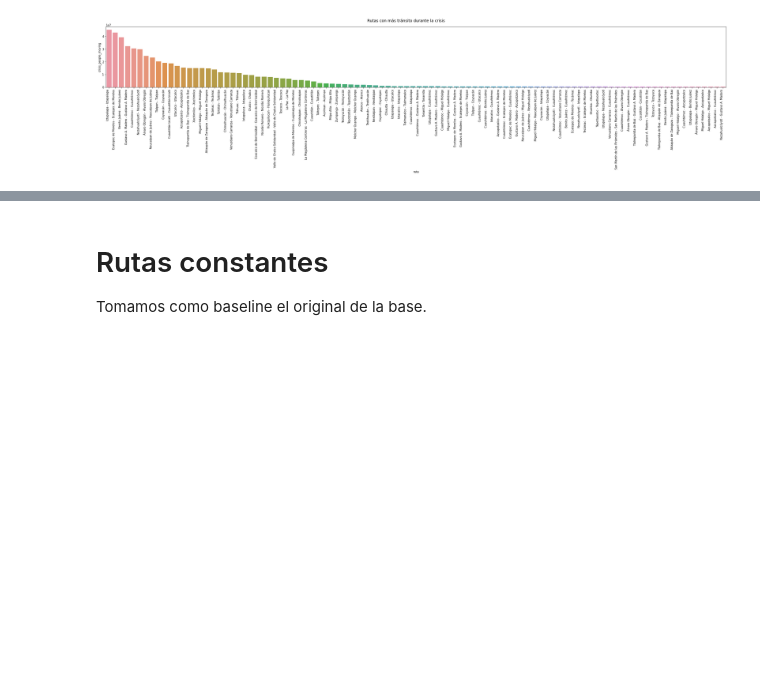
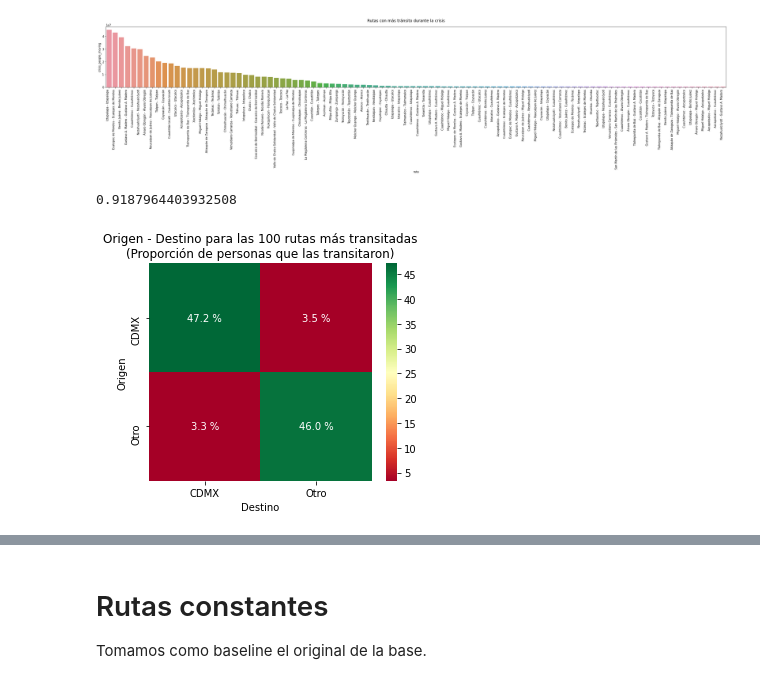
Before and after one commit to sociedat/movicovid, a Jupyter notebook: Codigo/EDA_iter1.ipynb, the cells around one changed output, grey strips where cells are left out. Saved outputs shown, nothing was run; the diff lists cells and outputs as text; code cells hidden in the pictures; blank space fills up the shorter version.

```diff
--- a/Codigo/EDA_iter1.ipynb
+++ b/Codigo/EDA_iter1.ipynb
@@ -535,3 +541,25 @@ fig.suptitle('Rutas con más tránsito durante la crisis', fontsize=14)
 plt.show()
 # %% [output]
 [figure]
+# %%
+top_100['crisis_people_moving'].sum()/data['crisis_people_moving'].sum()
+# %% [output]
+0.9187964403932508
+# %%
+# Origen - Destino de las 100 rutas más transitadas durante la "crisis"
+ori_des = pd.DataFrame(top_100.index.str.split(' - ', expand=True).to_list(), columns = ['mun_origen','mun_destino'])
+top_100 = top_100.assign(Origen=np.where(ori_des["mun_origen"].isin(delegaciones), 'CDMX', 'Otro'),
+                         Destino=np.where(ori_des["mun_destino"].isin(delegaciones), 'CDMX', 'Otro'))
+# %%
+top_100 = top_100.pivot_table(index='Origen', columns='Destino', values='crisis_people_moving')
+top_100 = top_100.divide(top_100.values.sum())*100
+# %%
+fig, ax = plt.subplots(figsize=(5, 4))
+
+sns.heatmap( top_100, annot=True, fmt='0,.1f', cmap='RdYlGn', ax=ax)
+for t in ax.texts: t.set_text(t.get_text() + " %")
+
+plt.title('Origen - Destino para las 100 rutas más transitadas\n(Proporción de personas que las transitaron)', fontsize=12)
+plt.show()
+# %% [output]
+[figure, added]
```
Also changed, not shown: parts of 34 cells of this notebook, 1 other file.
